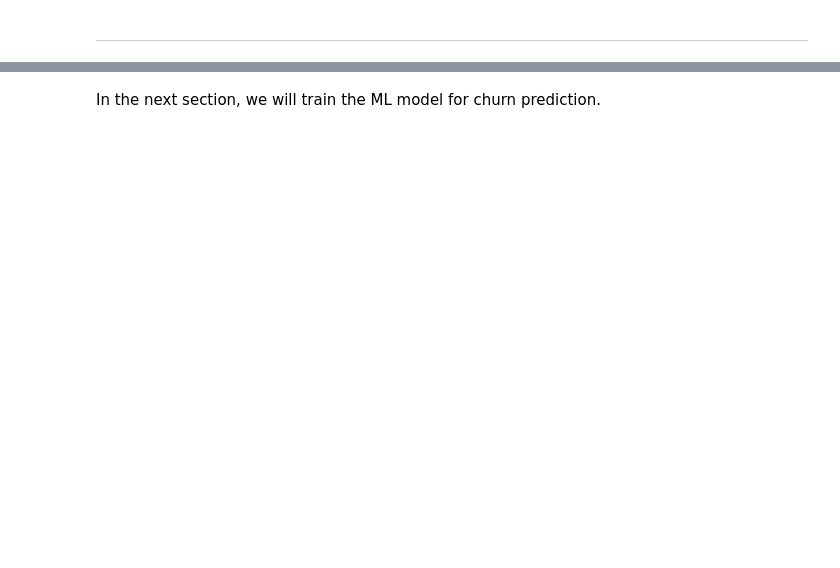
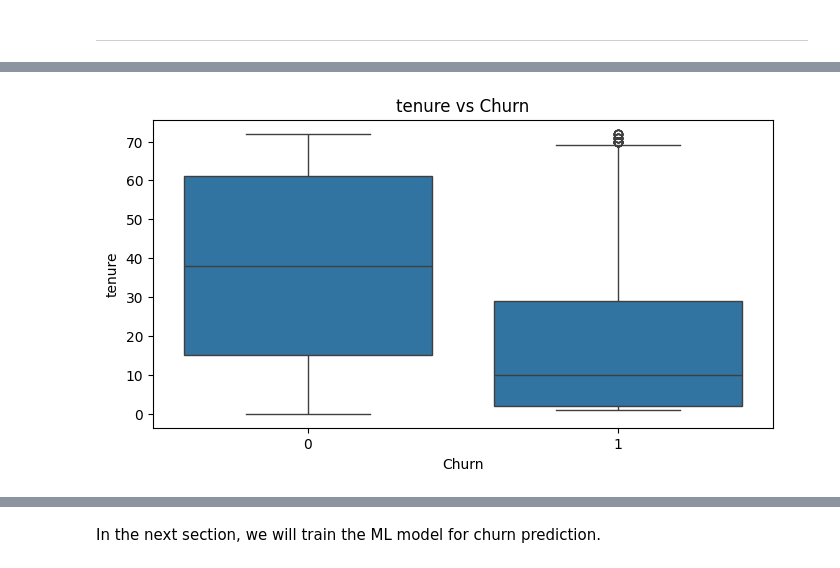
Before and after one commit to ka-kwok/telecom-churn-ml-prediction, a Jupyter notebook: jupyter_notebooks/3.data_visualization.ipynb, the cells around one changed output, grey strips where cells are left out. Saved outputs shown, nothing was run; the diff lists cells and outputs as text; code cells hidden in the pictures; blank space fills up the shorter version.

Commit message:
add statistical tests

```diff
--- a/jupyter_notebooks/3.data_visualization.ipynb
+++ b/jupyter_notebooks/3.data_visualization.ipynb
@@ -371,0 +378,96 @@ fig.show()
+# %%
+import pandas as pd
+from scipy.stats import chi2_contingency, ttest_ind, mannwhitneyu
+
+# Load cleaned dataset
+df = pd.read_csv("dataset/processed/telecom_customer_churn_cleaned.csv")
+
+# Convert churn to binary for clarity
+df['Churn'] = df['Churn'].map({'Yes': 1, 'No': 0})
+
+# -----------------------------
+# H1: Contract type vs Churn
+# -----------------------------
+contingency_h1 = pd.crosstab(df['Contract'], df['Churn'])
+chi2_h1, p_h1, _, _ = chi2_contingency(contingency_h1)
+
+# -----------------------------
+# H2: Tenure vs Churn
+# -----------------------------
+churned = df[df['Churn'] == 1]['tenure']
+not_churned = df[df['Churn'] == 0]['tenure']
+
+# Normality check
+if df['tenure'].skew() > 1:
+    stat_h2, p_h2 = mannwhitneyu(churned, not_churned)
+    test_h2 = "Mann–Whitney U"
+else:
+    stat_h2, p_h2 = ttest_ind(churned, not_churned)
+    test_h2 = "t-test"
+
+# -----------------------------
+# H3: SeniorCitizen vs Churn
+# -----------------------------
+contingency_h3 = pd.crosstab(df['SeniorCitizen'], df['Churn'])
+chi2_h3, p_h3, _, _ = chi2_contingency(contingency_h3)
+
+# -----------------------------
+# H4: InternetService vs Churn
+# -----------------------------
+contingency_h4 = pd.crosstab(df['InternetService'], df['Churn'])
+chi2_h4, p_h4, _, _ = chi2_contingency(contingency_h4)
+
+# -----------------------------
+# H5: OnlineSecurity & TechSupport vs Churn
+# -----------------------------
+contingency_h5a = pd.crosstab(df['OnlineSecurity'], df['Churn'])
+chi2_h5a, p_h5a, _, _ = chi2_contingency(contingency_h5a)
+
+contingency_h5b = pd.crosstab(df['TechSupport'], df['Churn'])
+chi2_h5b, p_h5b, _, _ = chi2_contingency(contingency_h5b)
+
+# -----------------------------
+# === Visualization ===
+# -----------------------------
+
+# 1. Boxplots for numeric features
+numeric_features = ["tenure"]
+for feature in numeric_features:
+    plt.figure(figsize=(8, 4))
+    sns.boxplot(x="Churn", y=feature, data=df)
+    plt.title(f"{feature} vs Churn")
+    plt.show()
+
+# 2. Bar plots for categorical features
+categorical_features = [
+    "Contract", "InternetService", "OnlineSecurity",
+    "TechSupport", "SeniorCitizen"
+]
+
+for feature in categorical_features:
+    plt.figure(figsize=(8, 4))
+    churn_rate = df.groupby(feature)["Churn"].value_counts(normalize=True).unstack().fillna(0)
+    churn_rate.plot(kind="bar", stacked=True, color=["navy", "red"])
+    plt.title(f"Churn Distribution by {feature}")
+    plt.ylabel("Proportion")
+    plt.xticks(rotation=45)
+    plt.legend(title="Churn", labels=["No", "Yes"])
+    for container in plt.gca().containers:
+        plt.gca().bar_label(container, fmt='%.2f', label_type='center', fontsize=10, color='white')
+    plt.tight_layout()
+    plt.show()
+
+# -----------------------------
+# Summary
+# -----------------------------
+results = pd.DataFrame({
+    "Hypothesis": ["H1: Contract Type", "H2: Tenure", "H3: SeniorCitizen",
+                   "H4: InternetService", "H5a: OnlineSecurity", "H5b: TechSupport"],
+    "Test": ["Chi-square", test_h2, "Chi-square", "Chi-square", "Chi-square", "Chi-square"],
+    "p-value": [p_h1, p_h2, p_h3, p_h4, p_h5a, p_h5b],
+    "Significant (<0.05)": [p < 0.05 for p in [p_h1, p_h2, p_h3, p_h4, p_h5a, p_h5b]]
+})
+
+results
+# %% [output]
+[figure, added]
```
Also changed, not shown: parts of 15 cells of this notebook.
